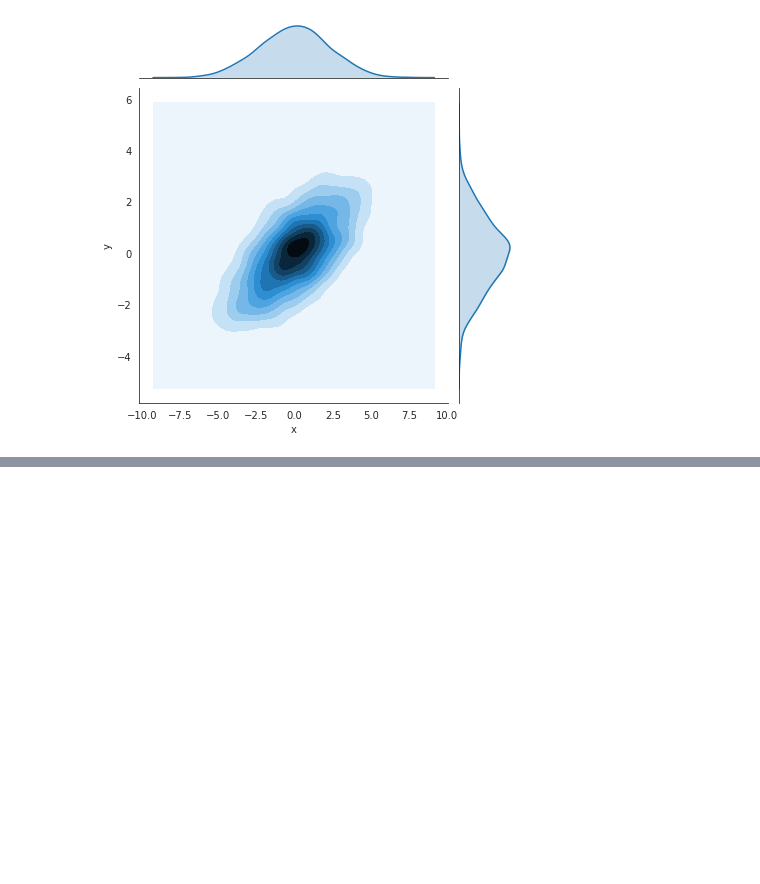
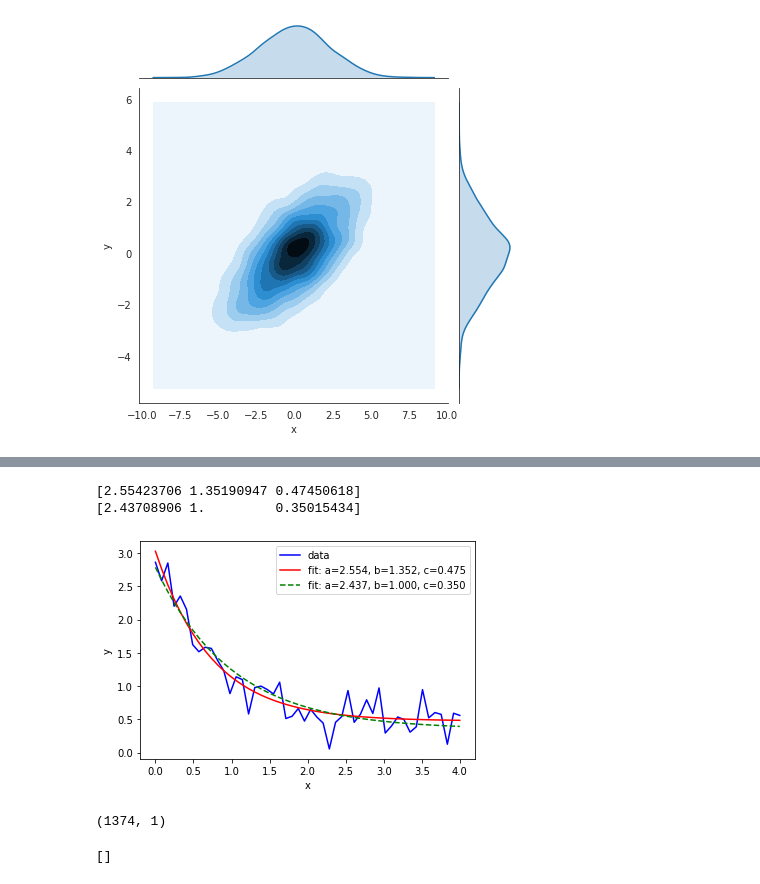
Before and after one commit to ahmed-hassan97/data_visulization, a Jupyter notebook: data_visulization.ipynb, the cells around one changed output, grey strips where cells are left out. Saved outputs shown, nothing was run; the diff lists cells and outputs as text; code cells hidden in the pictures; blank space fills up the shorter version.

```diff
--- a/data_visulization.ipynb
+++ b/data_visulization.ipynb
@@ -593,0 +605,34 @@ with sns.axes_style('white'):
+# %%
+import numpy as np
+import matplotlib.pyplot as plt
+from scipy.optimize import curve_fit
+#function
+def func(x, a, b, c):
+ return a * np.exp(-b * x) + c
+#random values of X
+xdata = np.linspace(0, 4, 50)
+y = func(xdata, 2.5, 1.3, 0.5)
+np.random.seed(1729)
+# y noise
+y_noise = 0.2 * np.random.normal(size=xdata.size)
+ydata = y + y_noise
+plt.plot(xdata, ydata, 'b-', label='data') # draw the blue line
+
+popt, pcov = curve_fit(func, xdata, ydata) #fitting
+print(popt)
+plt.plot(xdata, func(xdata, *popt), 'r-', #draw the red line
+label='fit: a=%5.3f, b=%5.3f, c=%5.3f' % tuple(popt))
+#fit with bounds
+popt, pcov =curve_fit(func,xdata,ydata,bounds=(0,[3., 1., 0.5]))
+print(popt)
+
+plt.plot(xdata, func(xdata, *popt), #draw the green line
+'g--',label='fit: a=%5.3f, b=%5.3f, c=%5.3f' % tuple(popt))
+plt.xlabel('x')
+plt.ylabel('y')
+plt.legend()
+plt.show()
+# %% [output]
+[2.55423706 1.35190947 0.47450618]
+[2.43708906 1.         0.35015434]
+[figure, added]
@@ -593,0 +641,13 @@ with sns.axes_style('white'):
+# %%
+from pandas import read_csv
+url='https://github.com/ahmedhassan97'
+data = read_csv(url, names=[2])
+print(data.shape)
+# %% [output]
+(1374, 1)
+# %%
+import glob as gb
+a = gb.glob(pathname= 'https://github.com/ahmedhassan97')
+print(a)
+# %% [output]
+[]
```
Also changed, not shown: parts of 2 cells of this notebook.
